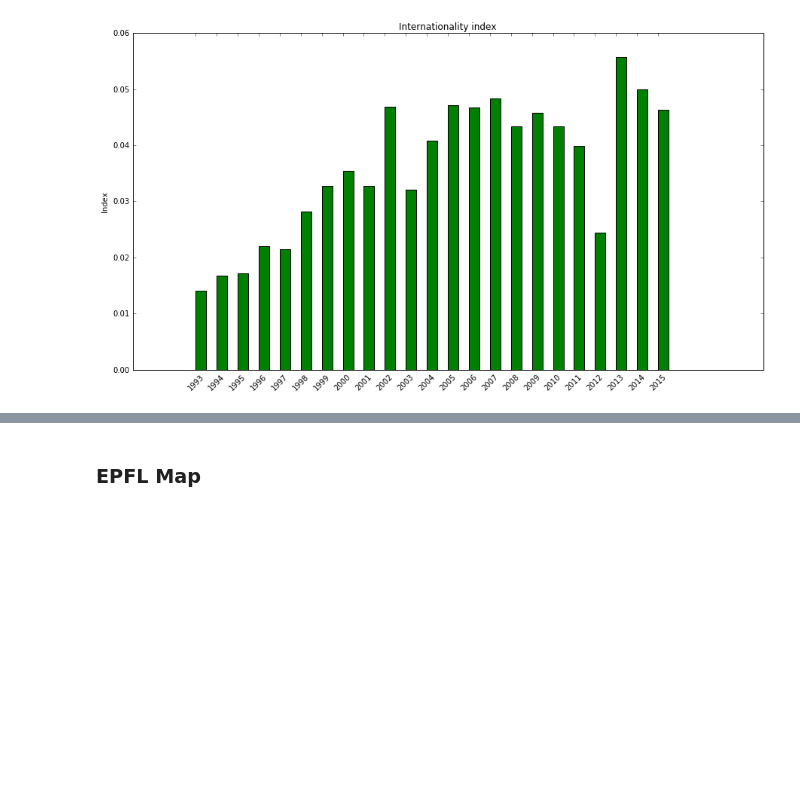
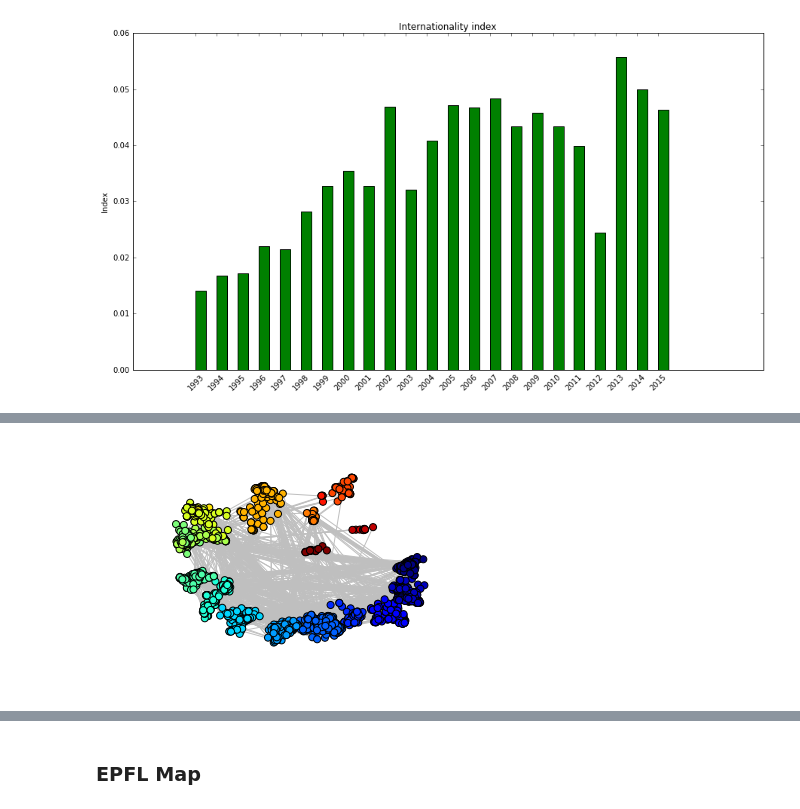
Before and after one commit to CriMenghini/modERN, a Jupyter notebook: BuildGraph_Analysis.ipynb, the cells around one changed output, grey strips where cells are left out. Saved outputs shown, nothing was run; the diff lists cells and outputs as text; code cells hidden in the pictures; blank space fills up the shorter version.

```diff
--- a/BuildGraph_Analysis.ipynb
+++ b/BuildGraph_Analysis.ipynb
@@ -580,0 +636,24 @@ lab = pickle.load(open('author_lab.p', 'rb'))
+# %%
+values = [parts.get(node) for node in graph.nodes()]
+# %%
+nodes_positions = nx.spring_layout(graph)
+# %%
+nodes_positions_mod = nodes_positions
+max_label = max(values)
+# %%
+# parameters for community shift
+#r = 1
+a = 0.6
+b = 0.85
+for key in nodes_positions_mod:
+    # circle or elipse placement
+    #nodes_positions_mod[key] += [r/2 * np.cos(2.0 * np.pi * parts[key] / max_label), r * np.sin(2.0 * np.pi * parts[key] / max_label)]
+    # logarithmic spiral placement
+    nodes_positions_mod[key] += [a * np.exp(b * (1 - parts[key] / max_label)) * np.cos(2.0 * np.pi * (1 - parts[key] / max_label)), a * np.exp(b * (1 - parts[key] / max_label)) * np.sin(2.0 * np.pi * (1 - parts[key] / max_label))]
+# %%
+plt.figure(figsize=(15,8), dpi=80)
+plt.axis("off")
+nx.draw_networkx(graph, pos=nodes_positions_mod, cmap=plt.get_cmap("jet"), node_color=values, edge_color=['0.75'] * len(graph.edges()), node_size=50, with_labels=False)
+plt.savefig("Images/communities_found.png", format="PNG", dpi=300)
+# %% [output]
+[figure, added]
```
Also changed, not shown: parts of 28 cells of this notebook, 2 other files.
